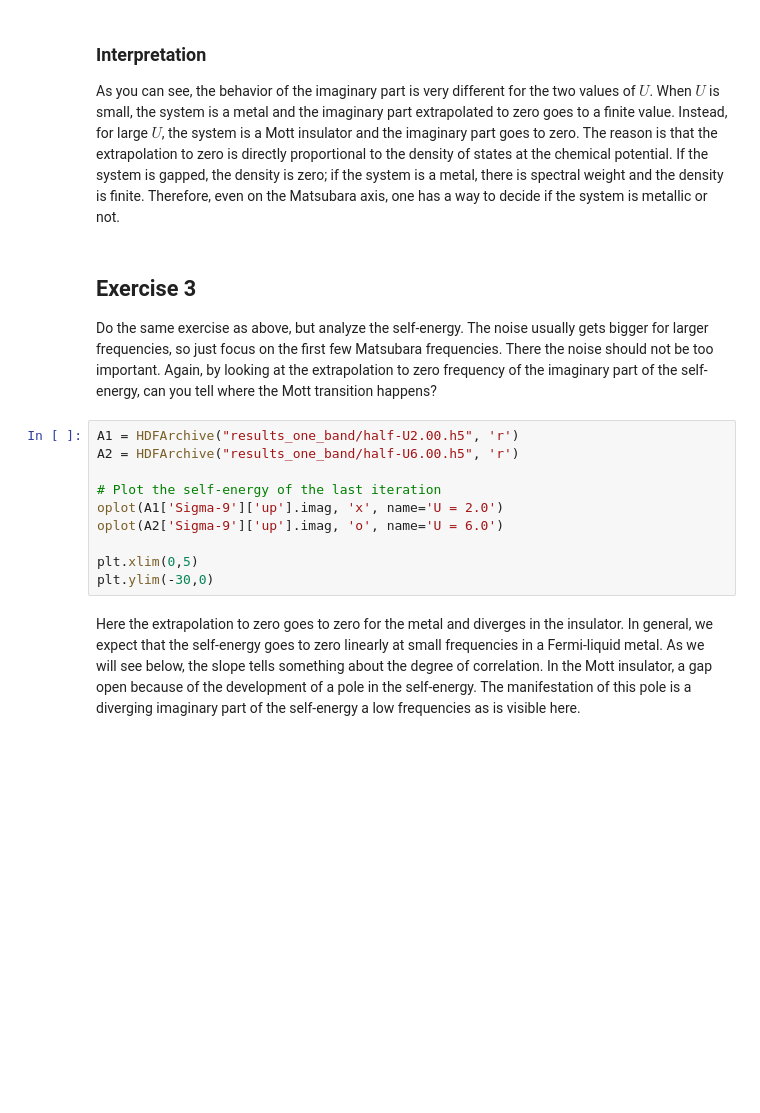
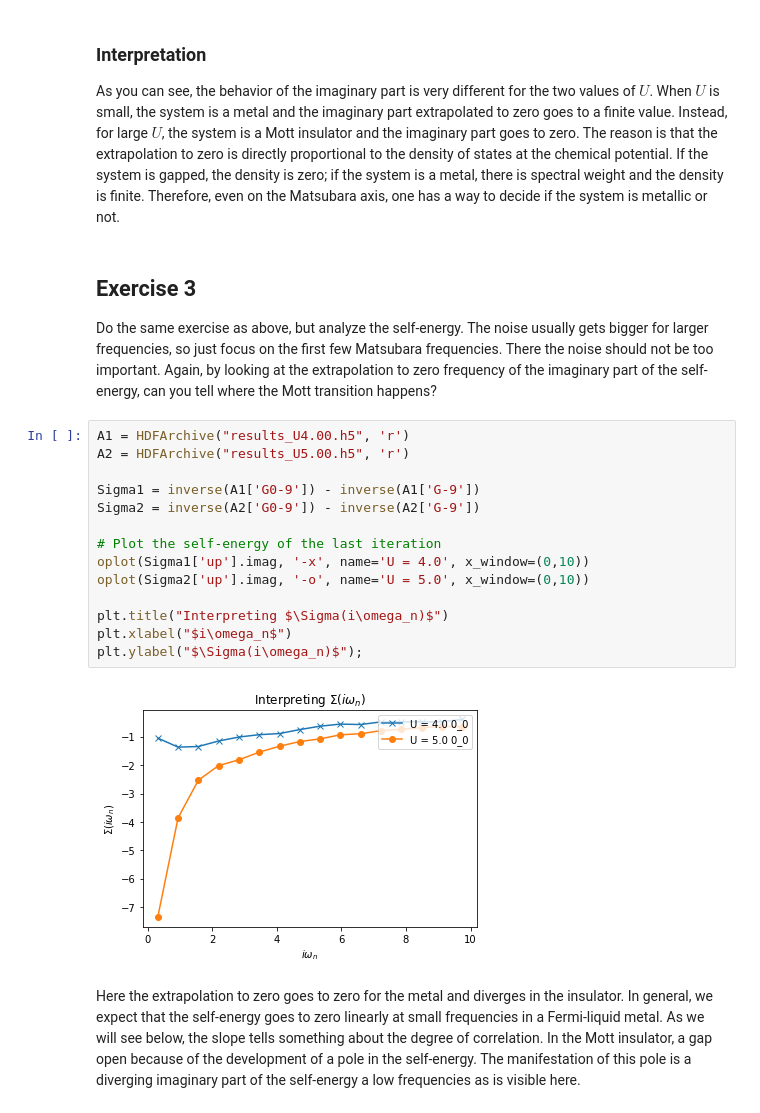
Before and after one commit to mferrero/les_houches_2021, a Jupyter notebook: tutorial/07 - Mott transition in the Bethe lattice.ipynb, the cells around one changed output. Cells and saved outputs as stored; diff of their text form; blank space fills up the shorter version.

```diff
--- a/tutorial/07 - Mott transition in the Bethe lattice.ipynb
+++ b/tutorial/07 - Mott transition in the Bethe lattice.ipynb
@@ -111,20 +124,25 @@ potential. If the system is gapped, the density is zero; if the system is a meta
 weight and the density is finite. Therefore, even on the Matsubara axis, one has a way to decide if the
 system is metallic or not.
 # %% [markdown]
-Exercise 3
-----------
+## Exercise 3
 
 Do the same exercise as above, but analyze the self-energy. The noise usually gets bigger for larger frequencies, so just focus on the first few Matsubara frequencies. There the noise should not be too important. Again, by looking at the extrapolation to zero frequency of the imaginary part of the self-energy, can you tell where the Mott transition happens?
 # %%
-A1 = HDFArchive("results_one_band/half-U2.00.h5", 'r')
-A2 = HDFArchive("results_one_band/half-U6.00.h5", 'r')
+A1 = HDFArchive("results_U4.00.h5", 'r')
+A2 = HDFArchive("results_U5.00.h5", 'r')
+
+Sigma1 = inverse(A1['G0-9']) - inverse(A1['G-9'])
+Sigma2 = inverse(A2['G0-9']) - inverse(A2['G-9'])
 
 # Plot the self-energy of the last iteration
-oplot(A1['Sigma-9']['up'].imag, 'x', name='U = 2.0')
-oplot(A2['Sigma-9']['up'].imag, 'o', name='U = 6.0')
+oplot(Sigma1['up'].imag, '-x', name='U = 4.0', x_window=(0,10))
+oplot(Sigma2['up'].imag, '-o', name='U = 5.0', x_window=(0,10))
 
-plt.xlim(0,5)
-plt.ylim(-30,0)
+plt.title("Interpreting $\Sigma(i\omega_n)$")
+plt.xlabel("$i\omega_n$")
+plt.ylabel("$\Sigma(i\omega_n)$");
+# %% [output]
+[figure, added]
 # %% [markdown]
 Here the extrapolation to zero goes to zero for the metal and diverges in the insulator. In general, we expect that the
 self-energy goes to zero linearly at small frequencies in a Fermi-liquid metal. As we will see below, the slope
```
Also changed, not shown: parts of 10 cells of this notebook, 3 other files.
